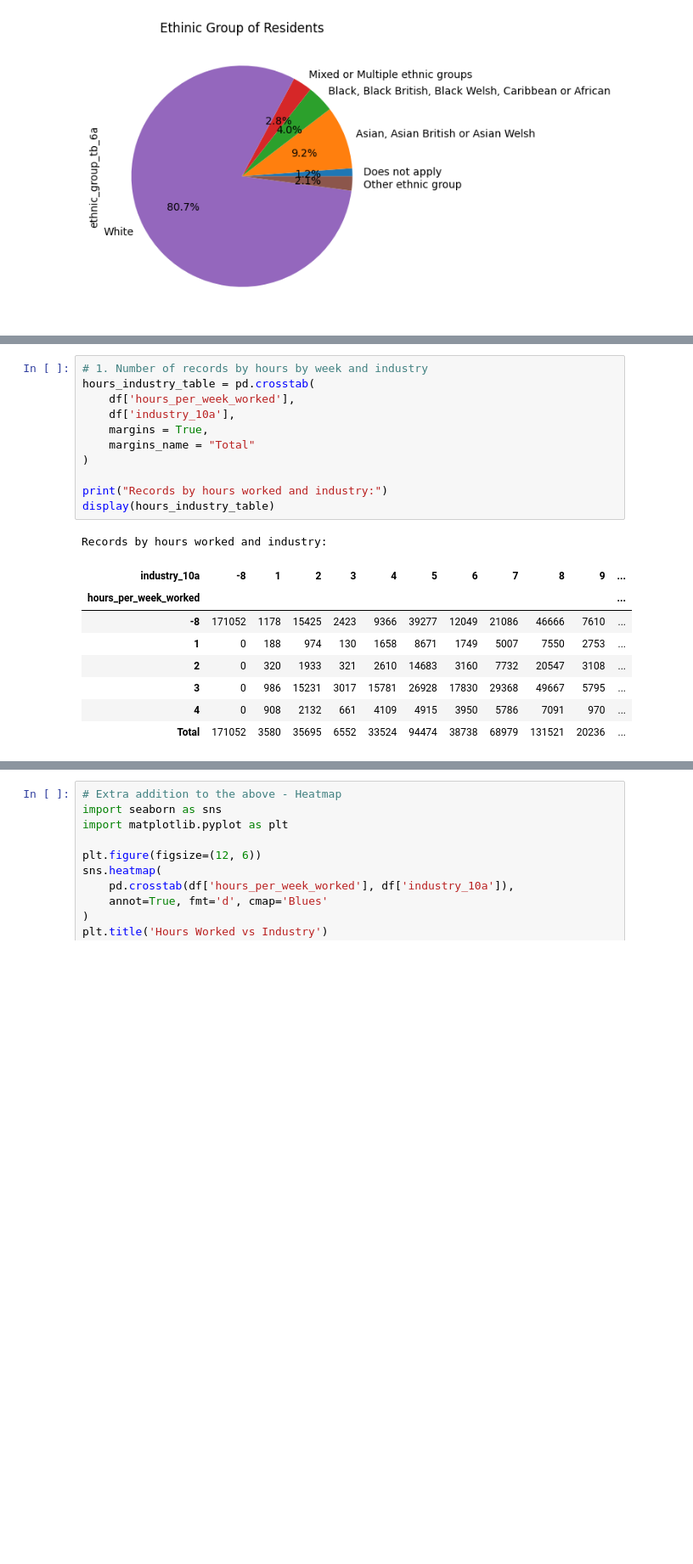
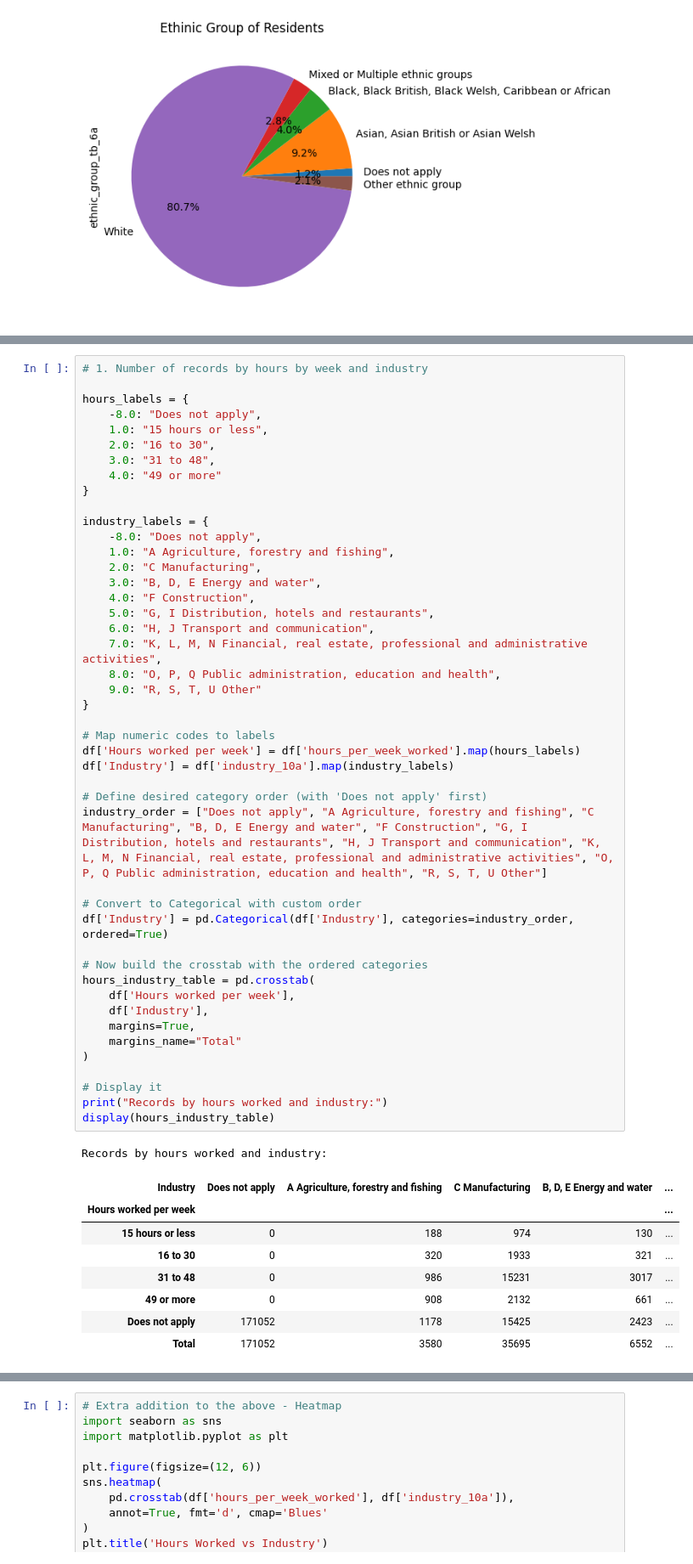
Before and after one commit to het106/Python-p2, a Jupyter notebook: notebooks/census2021.ipynb, the cells around one changed output, grey strips where cells are left out. Shown: that part at 85% size. Saved outputs shown, nothing was run; the diff lists cells and outputs as text; blank space fills up the shorter version.

```diff
--- a/notebooks/census2021.ipynb
+++ b/notebooks/census2021.ipynb
@@ -161,23 +170,57 @@ plt.show()
 # %%
 # 1. Number of records by hours by week and industry
+
+hours_labels = {
+    -8.0: "Does not apply",
+    1.0: "15 hours or less",
+    2.0: "16 to 30",
+    3.0: "31 to 48",
+    4.0: "49 or more"
+}
+
+industry_labels = {
+    -8.0: "Does not apply",
+    1.0: "A Agriculture, forestry and fishing",
+	2.0: "C Manufacturing",
+	3.0: "B, D, E Energy and water",
+	4.0: "F Construction",
+	5.0: "G, I Distribution, hotels and restaurants",
+	6.0: "H, J Transport and communication",
+	7.0: "K, L, M, N Financial, real estate, professional and administrative activities",
+	8.0: "O, P, Q Public administration, education and health",
+	9.0: "R, S, T, U Other"
+}
+
+# Map numeric codes to labels
+df['Hours worked per week'] = df['hours_per_week_worked'].map(hours_labels)
+df['Industry'] = df['industry_10a'].map(industry_labels)
+
+# Define desired category order (with 'Does not apply' first)
+industry_order = ["Does not apply", "A Agriculture, forestry and fishing", "C Manufacturing", "B, D, E Energy and water", "F Construction", "G, I Distribution, hotels and restaurants", "H, J Transport and communication", "K, L, M, N Financial, real estate, professional and administrative activities", "O, P, Q Public administration, education and health", "R, S, T, U Other"]
+
+# Convert to Categorical with custom order
+df['Industry'] = pd.Categorical(df['Industry'], categories=industry_order, ordered=True)
+
+# Now build the crosstab with the ordered categories
 hours_industry_table = pd.crosstab(
-    df['hours_per_week_worked'],
-    df['industry_10a'],
-    margins = True,
-    margins_name = "Total"
+    df['Hours worked per week'],
+    df['Industry'],
+    margins=True,
+    margins_name="Total"
 )
 
+# Display it
 print("Records by hours worked and industry:")
 display(hours_industry_table)
 # %% [output]
 Records by hours worked and industry:
-| industry_10a | -8 | 1 | 2 | 3 | 4 | 5 | 6 | 7 | 8 | 9 | ... |
-| hours_per_week_worked |  |  |  |  |  |  |  |  |  |  | ... |
-| -8 | 171052 | 1178 | 15425 | 2423 | 9366 | 39277 | 12049 | 21086 | 46666 | 7610 | ... |
-| 1 | 0 | 188 | 974 | 130 | 1658 | 8671 | 1749 | 5007 | 7550 | 2753 | ... |
-| 2 | 0 | 320 | 1933 | 321 | 2610 | 14683 | 3160 | 7732 | 20547 | 3108 | ... |
-| 3 | 0 | 986 | 15231 | 3017 | 15781 | 26928 | 17830 | 29368 | 49667 | 5795 | ... |
-| 4 | 0 | 908 | 2132 | 661 | 4109 | 4915 | 3950 | 5786 | 7091 | 970 | ... |
-| Total | 171052 | 3580 | 35695 | 6552 | 33524 | 94474 | 38738 | 68979 | 131521 | 20236 | ... |
+| Industry | Does not apply | A Agriculture, forestry and fishing | C Manufacturing | B, D, E Energy and water | ... |
+| Hours worked per week |  |  |  |  | ... |
+| 15 hours or less | 0 | 188 | 974 | 130 | ... |
+| 16 to 30 | 0 | 320 | 1933 | 321 | ... |
+| 31 to 48 | 0 | 986 | 15231 | 3017 | ... |
+| 49 or more | 0 | 908 | 2132 | 661 | ... |
+| Does not apply | 171052 | 1178 | 15425 | 2423 | ... |
+| Total | 171052 | 3580 | 35695 | 6552 | ... |
 # %%
 # 2. Number of records by occupation and approximate social grade
```
Also changed, not shown: parts of 7 cells of this notebook.
